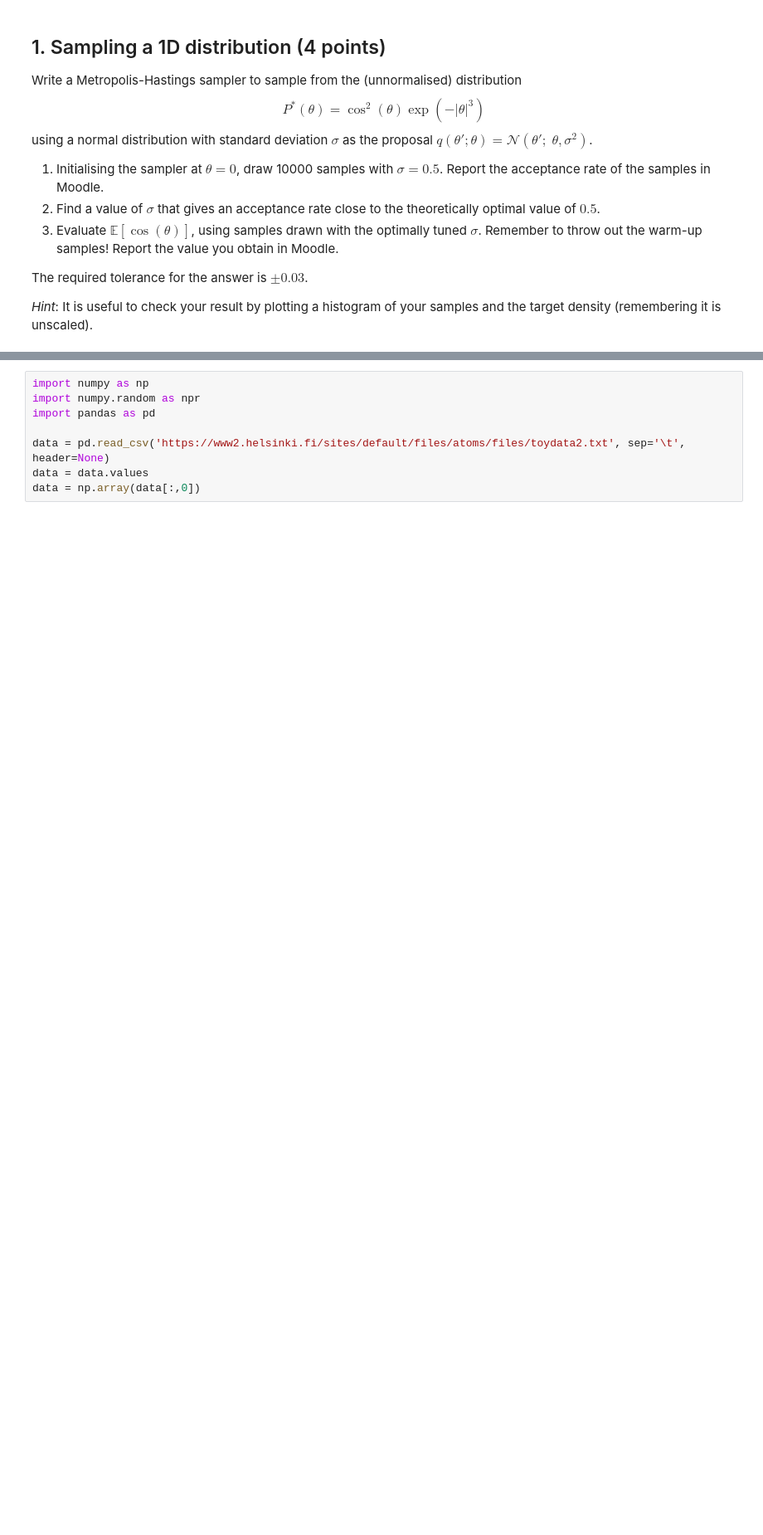
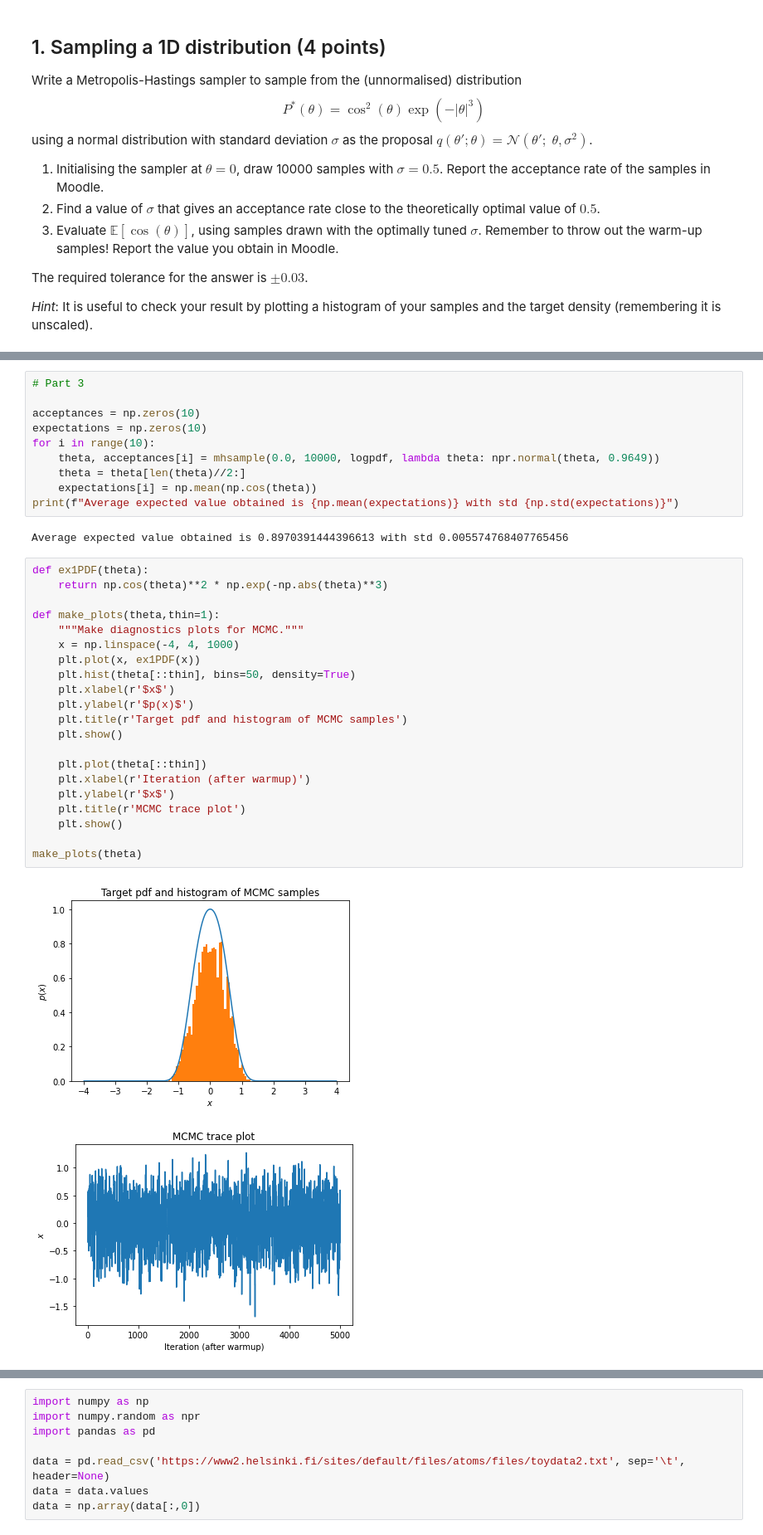
Before and after one commit to vyeoms/assignments, a Jupyter notebook: compstat/week3.ipynb, the cells around one changed output, grey strips where cells are left out. Shown at 83% size. Cells and saved outputs as stored; diff of their text form; blank space fills up the shorter version.

```diff
--- a/compstat/week3.ipynb
+++ b/compstat/week3.ipynb
@@ -26,3 +72,39 @@ The required tolerance for the answer is $\pm 0.03$.
+# %%
+# Part 3
+
+acceptances = np.zeros(10)
+expectations = np.zeros(10)
+for i in range(10):
+    theta, acceptances[i] = mhsample(0.0, 10000, logpdf, lambda theta: npr.normal(theta, 0.9649))
+    theta = theta[len(theta)//2:]
+    expectations[i] = np.mean(np.cos(theta))
+print(f"Average expected value obtained is {np.mean(expectations)} with std {np.std(expectations)}")
+# %% [output]
+Average expected value obtained is 0.8970391444396613 with std 0.005574768407765456
+# %%
+def ex1PDF(theta):
+    return np.cos(theta)**2 * np.exp(-np.abs(theta)**3)
+
+def make_plots(theta,thin=1):
+    """Make diagnostics plots for MCMC."""
+    x = np.linspace(-4, 4, 1000)
+    plt.plot(x, ex1PDF(x))
+    plt.hist(theta[::thin], bins=50, density=True)
+    plt.xlabel(r'$x$')
+    plt.ylabel(r'$p(x)$')
+    plt.title(r'Target pdf and histogram of MCMC samples')
+    plt.show()
+
+    plt.plot(theta[::thin])
+    plt.xlabel(r'Iteration (after warmup)')
+    plt.ylabel(r'$x$')
+    plt.title(r'MCMC trace plot')
+    plt.show()
+
+make_plots(theta)
+# %% [output]
+[figure, added]
+[figure, added]
 # %% [markdown]
 ## 2. Sampling a 2D distribution (4 points)
 
```
Also changed, not shown: parts of 1 cell of this notebook.
